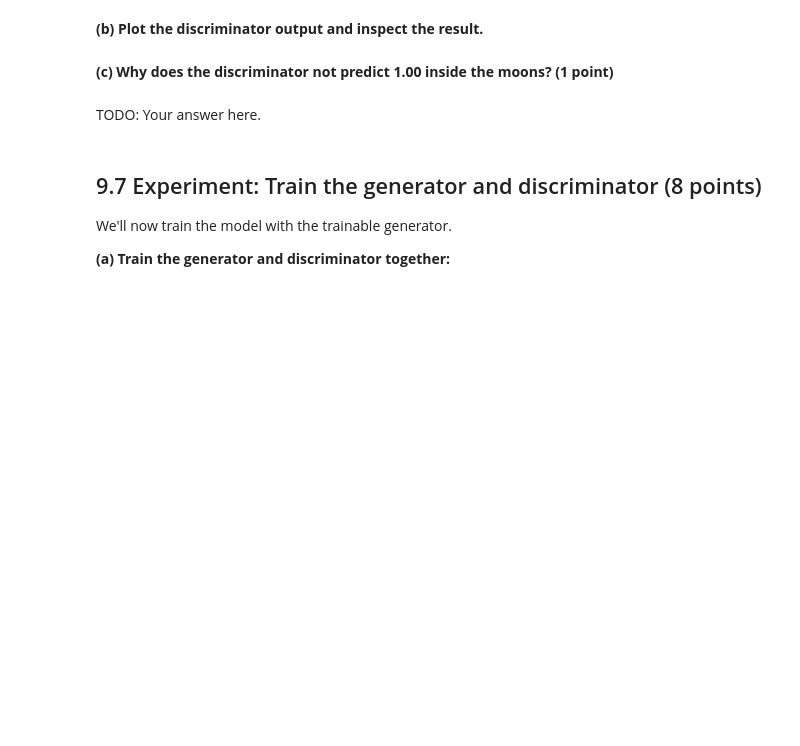
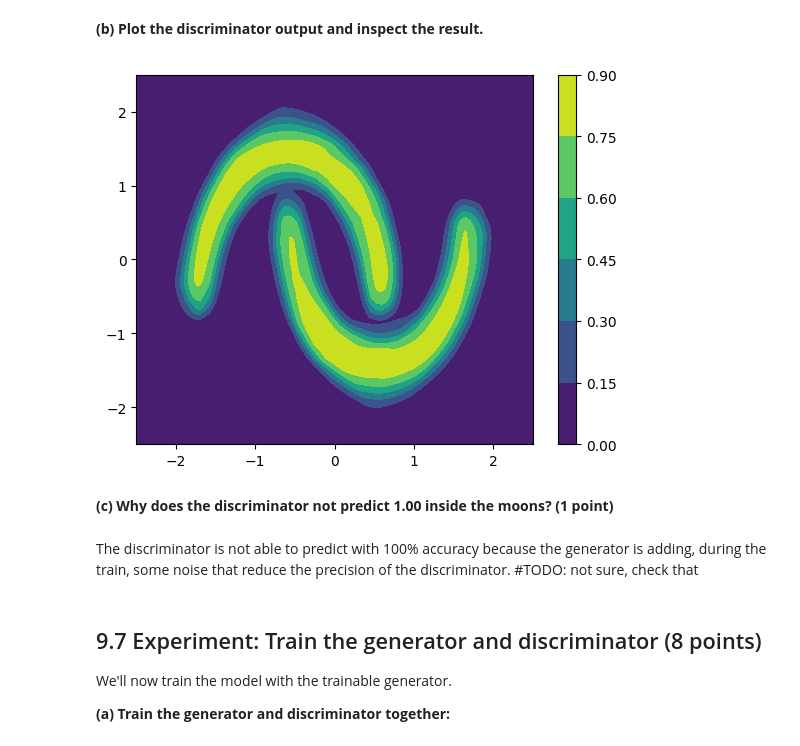
Before and after one commit to LukaMucko/DeepLearning, a Jupyter notebook: lab9/dl-assignment-9.ipynb, the cells around one changed output. Cells and saved outputs as stored; diff of their text form; code cells hidden in the pictures; blank space fills up the shorter version.

```diff
--- a/lab9/dl-assignment-9.ipynb
+++ b/lab9/dl-assignment-9.ipynb
@@ -247,7 +255,7 @@ def train_adversarial(generator, discriminator, data_loader, epochs=10,
             # TODO: compute the generator loss using d_fake and bce_logits_loss
             #       and the appropriate target value (see the implementation for
             #       the discriminator loss)
-            gen_loss = ...
+            gen_loss = bce_logits_loss(d_fake, torch.ones_like(d_fake))
             # for the generator, we compute how many generated samples were given
             # the label 'real' by the discriminator
             gen_acc = torch.mean((d_fake > 0).to(torch.float))
@@ -274,8 +282,8 @@ First, we'll train the discriminator only, using the dummy generator to generate
 
 **(a) Run the code to train the discriminator:**
 # %%
-gen = UniformMoonGenerator().to(device)
-disc = MoonDiscriminator().to(device)
+gen1 = UniformMoonGenerator().to(device)
+disc1 = MoonDiscriminator().to(device)
 
 loader = torch.utils.data.DataLoader(moon_dataset, batch_size=128)
-train_adversarial(gen, disc, loader, epochs=10, lr_gen=0.001, lr_disc=0.001, device=device)
+train_adversarial(gen1, disc1, loader, epochs=10, lr_gen=0.001, lr_disc=0.001, device=device)
@@ -282,11 +301,14 @@ train_adversarial(gen, disc, loader, epochs=10, lr_gen=0.001, lr_disc=0.001, dev
 # %% [markdown]
 **(b) Plot the discriminator output and inspect the result.**
 # %%
-plot_discriminator(disc)
+plot_discriminator(disc1)
+# %% [output]
+[figure, added]
 # %% [markdown]
 **(c) Why does the discriminator not predict 1.00 inside the moons?<span style="float:right"> (1 point)</span>**
-# %% [markdown]
-TODO: Your answer here.
+# %% [markdown]
+The discriminator is not able to predict with 100% accuracy because the generator is adding, during the train, some noise that reduce the precision of the discriminator.
+#TODO: not sure, check that
 # %% [markdown]
 ## 9.7 Experiment: Train the generator and discriminator (8 points)
 
```
Also changed, not shown: parts of 35 cells of this notebook.
